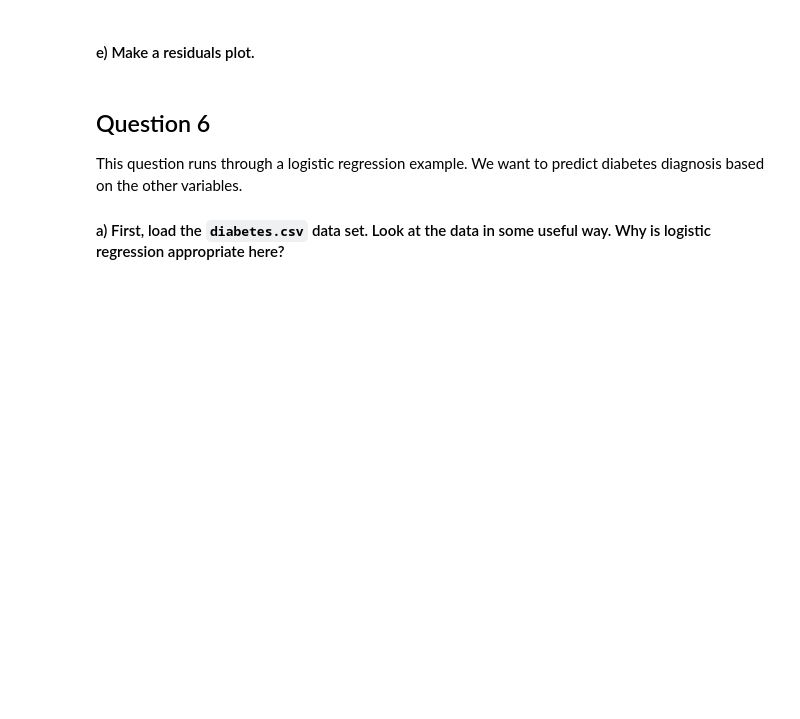
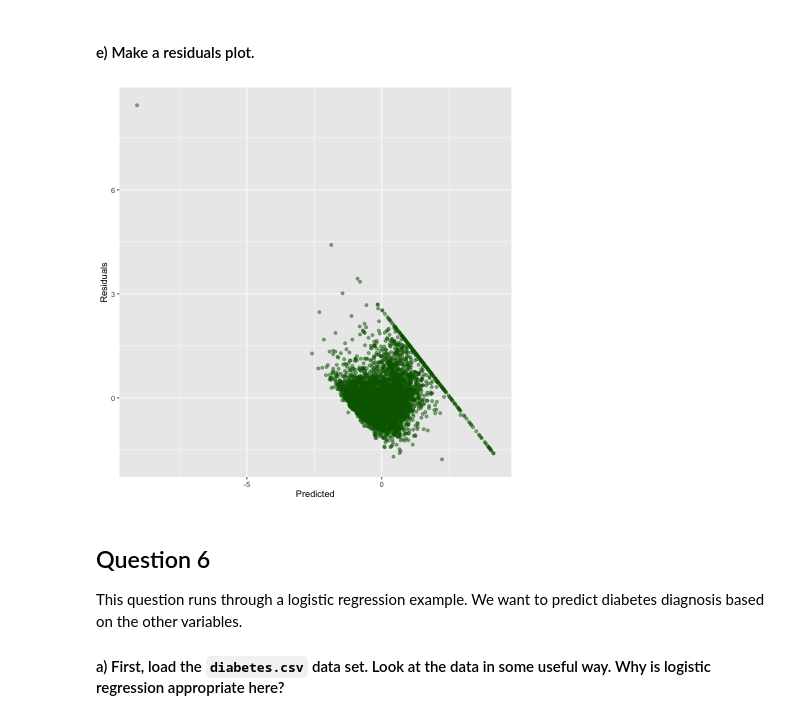
Before and after one commit to er1cyao/BIOS512, a Jupyter notebook: Homework/BIOS512_HW9(1).ipynb, the cells around one changed output. Drawn from its saved outputs; the diff is of its cells as text; code cells hidden in the pictures; blank space fills up the shorter version.

```diff
--- a/Homework/BIOS512_HW9(1).ipynb
+++ b/Homework/BIOS512_HW9(1).ipynb
@@ -106,5 +127,12 @@ ERROR: Error in library(caret): there is no package called ‘caret’
 # %% [markdown]
 #### e) Make a residuals plot.
+# %%
+residuals <- results$Actual - results$Predicted
+ggplot(data.frame(Predicted = results$Predicted, Residuals = residuals),
+       aes(x = Predicted, y = Residuals)) +
+  geom_point(alpha = 0.5, color = "darkgreen")
+# %% [output]
+[figure, added]
 # %% [markdown]
 ## Question 6
 This question runs through a logistic regression example. We want to predict diabetes diagnosis based on the other variables.
```
Also changed, not shown: parts of 10 cells of this notebook.
